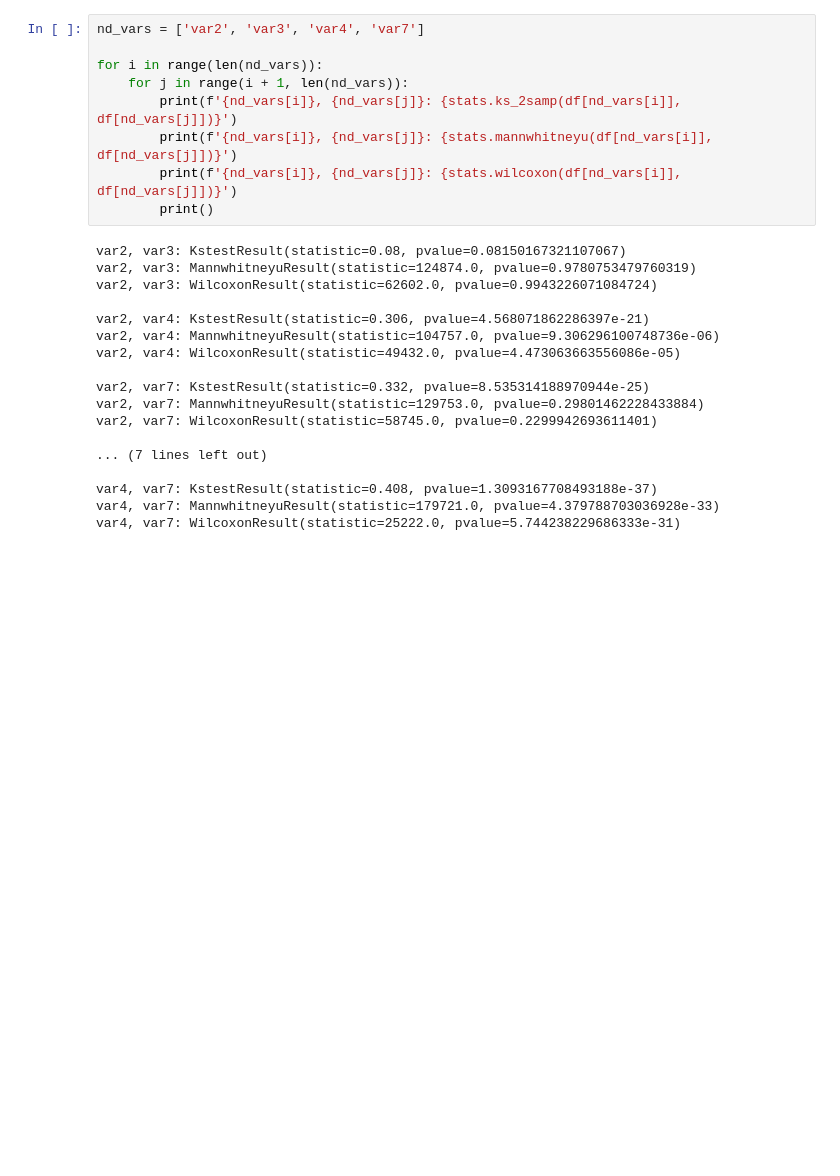
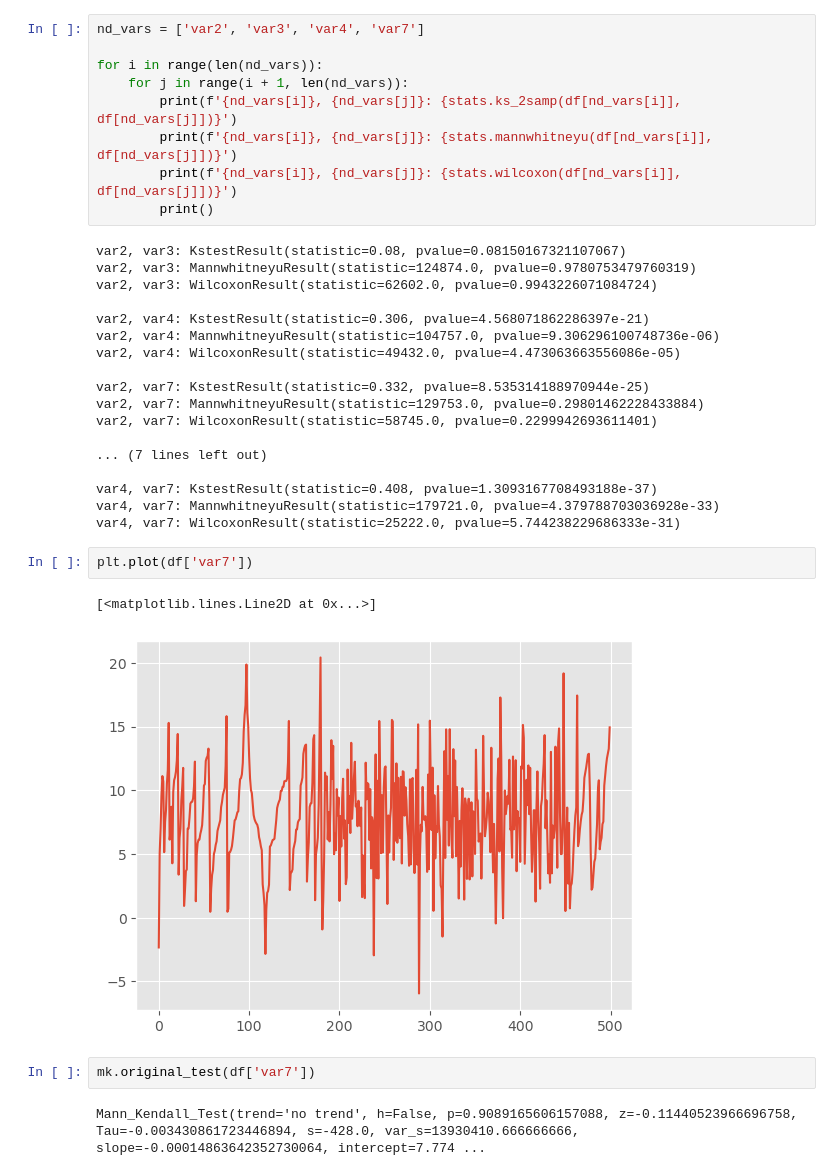
Before and after one commit to vitamin1312/Statistics, a Jupyter notebook: Lab2/main.ipynb, the cells around one changed output. Cells and saved outputs as stored; diff of their text form; blank space fills up the shorter version.

Commit message:
Mann-Kendall trend test

```diff
--- a/Lab2/main.ipynb
+++ b/Lab2/main.ipynb
@@ -258,3 +256,12 @@ var2, var7: WilcoxonResult(statistic=58745.0, pvalue=0.2299942693611401)
 var4, var7: KstestResult(statistic=0.408, pvalue=1.3093167708493188e-37)
 var4, var7: MannwhitneyuResult(statistic=179721.0, pvalue=4.379788703036928e-33)
 var4, var7: WilcoxonResult(statistic=25222.0, pvalue=5.744238229686333e-31)
+# %%
+plt.plot(df['var7'])
+# %% [output]
+[<matplotlib.lines.Line2D at 0x...>]
+[figure, added]
+# %%
+mk.original_test(df['var7'])
+# %% [output]
+Mann_Kendall_Test(trend='no trend', h=False, p=0.9089165606157088, z=-0.11440523966696758, Tau=-0.003430861723446894, s=-428.0, var_s=13930410.666666666, slope=-0.00014863642352730064, intercept=7.774 ...
```
Also changed, not shown: parts of 2 cells of this notebook.
